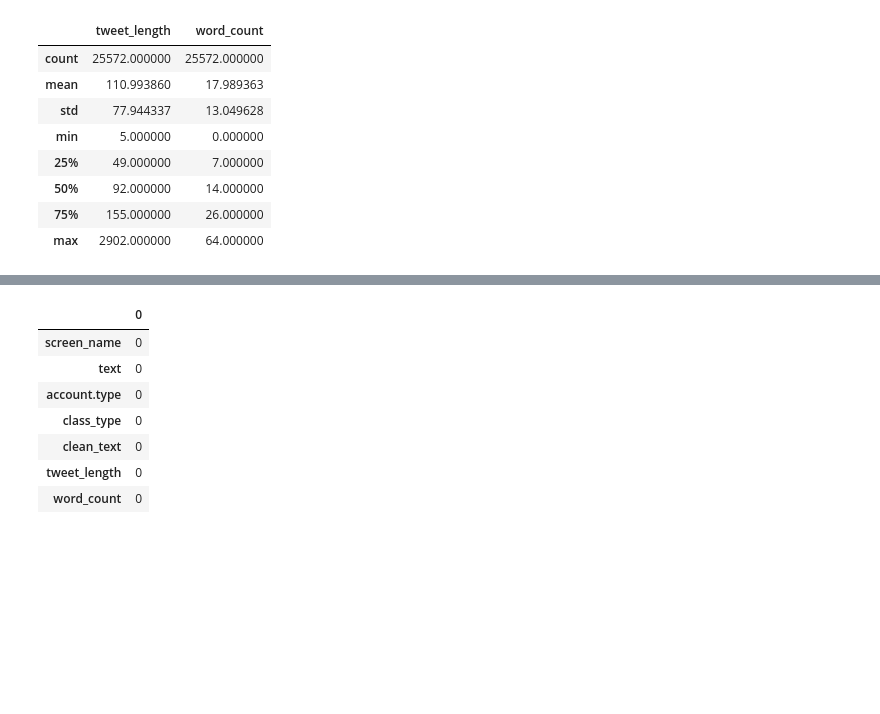
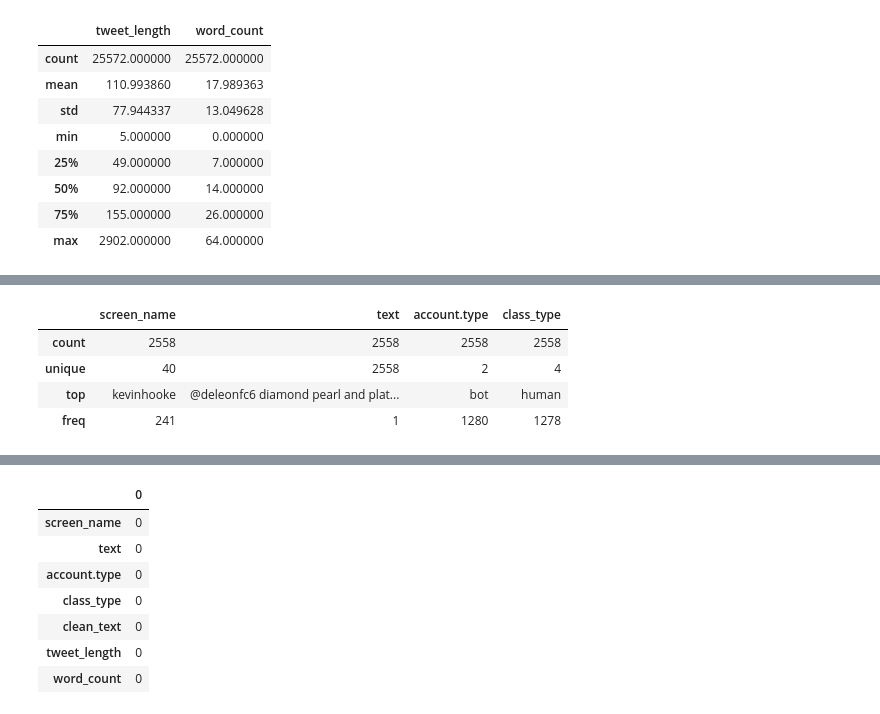
Before and after one commit to hstoklosa/fake-tweets-detection, a Jupyter notebook: eda_new.ipynb, the cells around one changed output, grey strips where cells are left out. Drawn from its saved outputs; the diff is of its cells as text; code cells hidden in the pictures; blank space fills up the shorter version.

```diff
--- a/eda_new.ipynb
+++ b/eda_new.ipynb
@@ -93,3 +109,11 @@ df.describe()
+# %%
+test_df.describe()
+# %% [output]
+|  | screen_name | text | account.type | class_type |
+| count | 2558 | 2558 | 2558 | 2558 |
+| unique | 40 | 2558 | 2 | 4 |
+| top | kevinhooke | @deleonfc6 diamond pearl and plat... | bot | human |
+| freq | 241 | 1 | 1280 | 1278 |
 # %%
 df.head()
 # %% [output]
```
Also changed, not shown: parts of 25 cells of this notebook.
